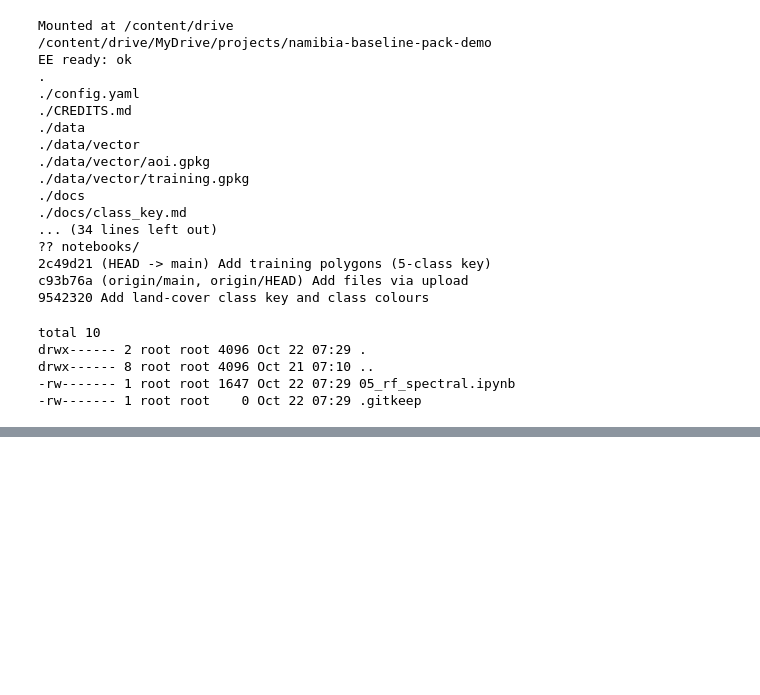
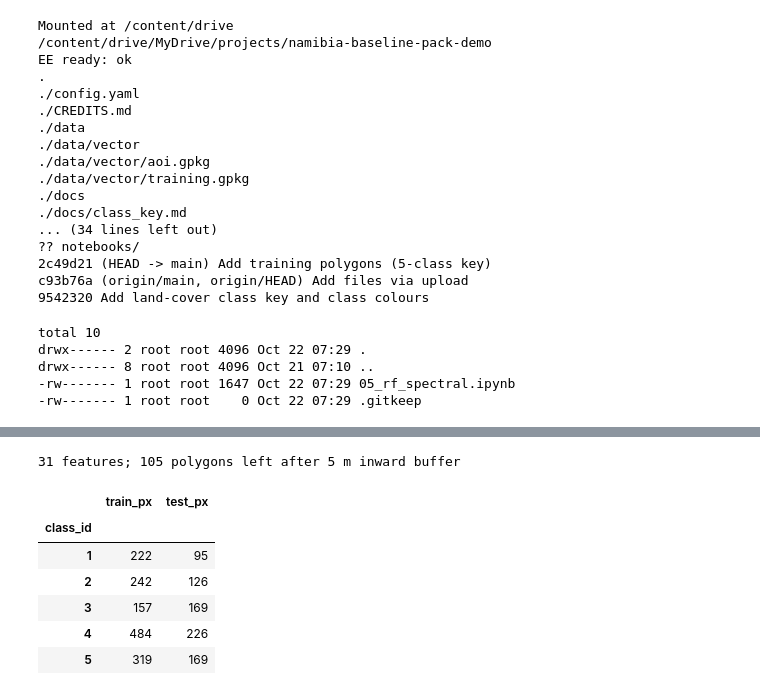
Before and after one commit to ybrosig-geo/namibia-baseline-pack-demo, a Jupyter notebook: notebooks/05_rf_spectral.ipynb, the cells around one changed output, grey strips where cells are left out. Cells and saved outputs as stored; diff of their text form; code cells hidden in the pictures; blank space fills up the shorter version.

```diff
--- a/notebooks/05_rf_spectral.ipynb
+++ b/notebooks/05_rf_spectral.ipynb
@@ -68,0 +219,23 @@ print(f"{'Drive copy':12s} →", count_polys("data/vector/training.gpkg"))
+# %%
+import yaml, geopandas as gpd, pandas as pd
+import baseline_pack.classify as cl; importlib.reload(cl)
+from baseline_pack.aoi import gdf_to_ee
+from baseline_pack.composites import seasonal_composite, terrain
+
+cfg = yaml.safe_load(open("config.yaml"))
+NAMES = {int(k): v["name"] for k, v in cfg["classes"].items()}
+PALETTE = [cfg["classes"][k]["color"].lstrip("#") for k in sorted(cfg["classes"])]
+CLASSES = sorted(NAMES)
+
+aoi = gdf_to_ee(gpd.read_file("data/vector/aoi.gpkg", layer="aoi")).geometry()
+region = gdf_to_ee(gpd.read_file("data/vector/aoi.gpkg", layer="aoi_buffer")).geometry()
+dry, _, _ = seasonal_composite(region, cfg["current_year"], cfg["dry_season_months"], "dry")
+wet, _, _ = seasonal_composite(region, cfg["current_year"], cfg["wet_season_months"], "wet")
+stack = cl.feature_stack(dry, wet, terrain(region))
+FEATURES = stack.bandNames().getInfo()
+
+train_gdf = cl.prepare_training(gpd.read_file("data/vector/training.gpkg", layer="training"), inner_buffer_m=5)
+pts, balanced = cl.sample_pixels(stack, train_gdf)
+print(len(FEATURES), "features;", len(train_gdf), "polygons left after 5 m inward buffer")
+display(cl.pixel_counts(pts, CLASSES))
+# %% [output]
@@ -68,0 +249,8 @@ print(f"{'Drive copy':12s} →", count_polys("data/vector/training.gpkg"))
+31 features; 105 polygons left after 5 m inward buffer
+|  | train_px | test_px |
+| class_id |  |  |
+| 1 | 222 | 95 |
+| 2 | 242 | 126 |
+| 3 | 157 | 169 |
+| 4 | 484 | 226 |
+| 5 | 319 | 169 |
```
Also changed, not shown: parts of 8 cells of this notebook, 4 other files.
